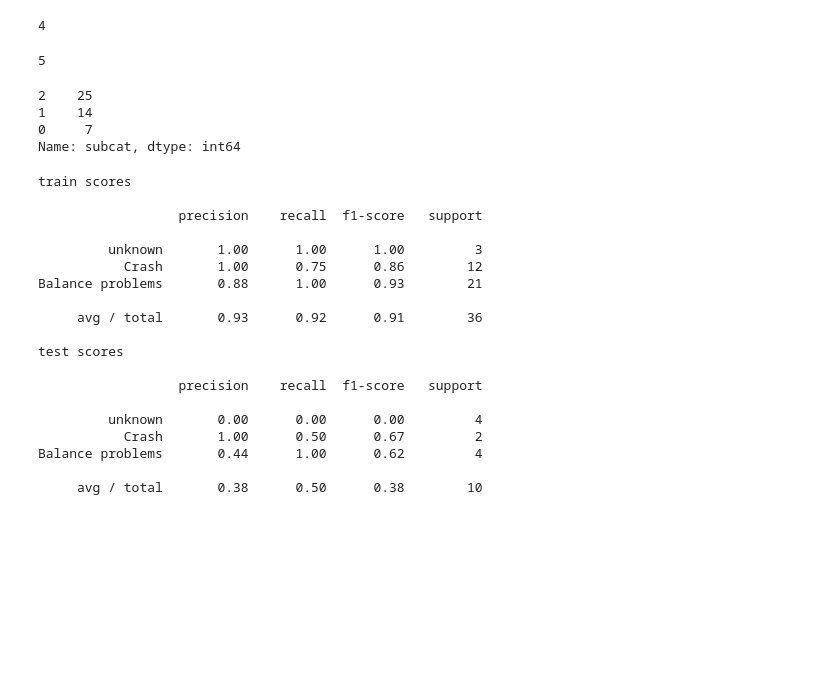
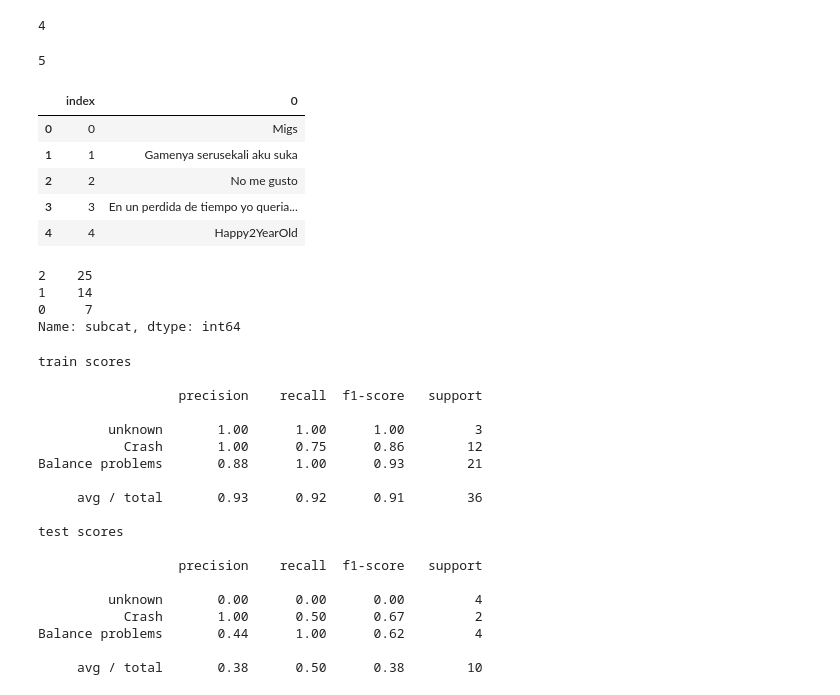
Before and after one commit to zaphodbbrx/comments_analyzer, a Jupyter notebook: categories/manual_labels_linear.ipynb, the cells around one changed output. Drawn from its saved outputs; the diff is of its cells as text; code cells hidden in the pictures; blank space fills up the shorter version.

```diff
--- a/categories/manual_labels_linear.ipynb
+++ b/categories/manual_labels_linear.ipynb
@@ -277,3 +334,15 @@ eval_pipeline('Cool!')
 eval_pipeline('This game is haard to control')
 # %% [output]
 5
+# %%
+val_en = pd.read_excel('validation_en.xlsx')
+val_en_flattened = pd.concat([val_en.Other, val_en.Crash, val_en.Balance, val_en.Syncronization, val_en.Bug], axis = 0).reset_index()
+# %%
+val_en_flattened.head()
+# %% [output]
+|  | index | 0 |
+| 0 | 0 | Migs |
+| 1 | 1 | Gamenya serusekali aku suka |
+| 2 | 2 | No me gusto |
+| 3 | 3 | En un perdida de tiempo yo queria... |
+| 4 | 4 | Happy2YearOld |
```
Also changed, not shown: parts of 16 cells of this notebook, 4 other files.
